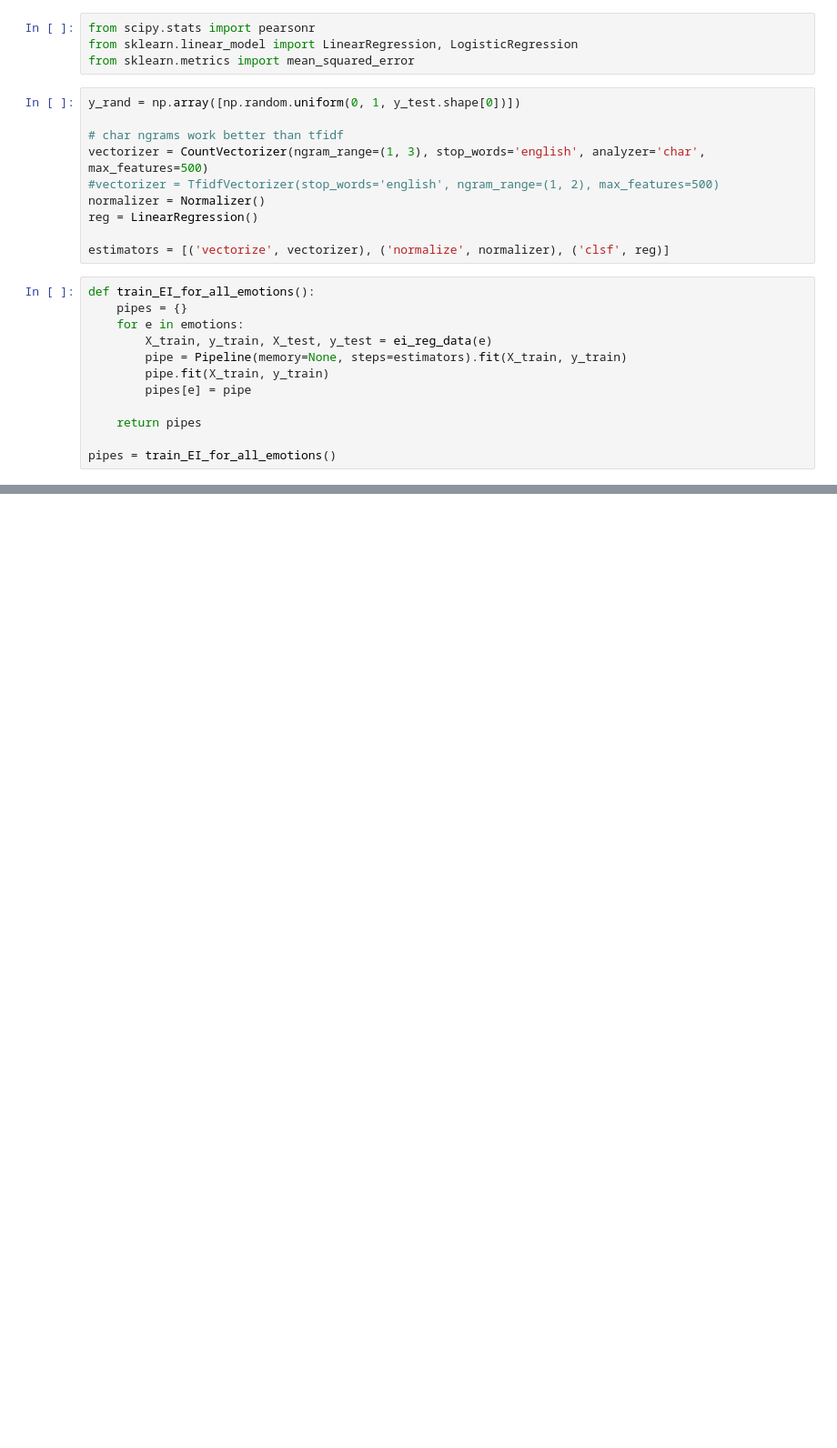
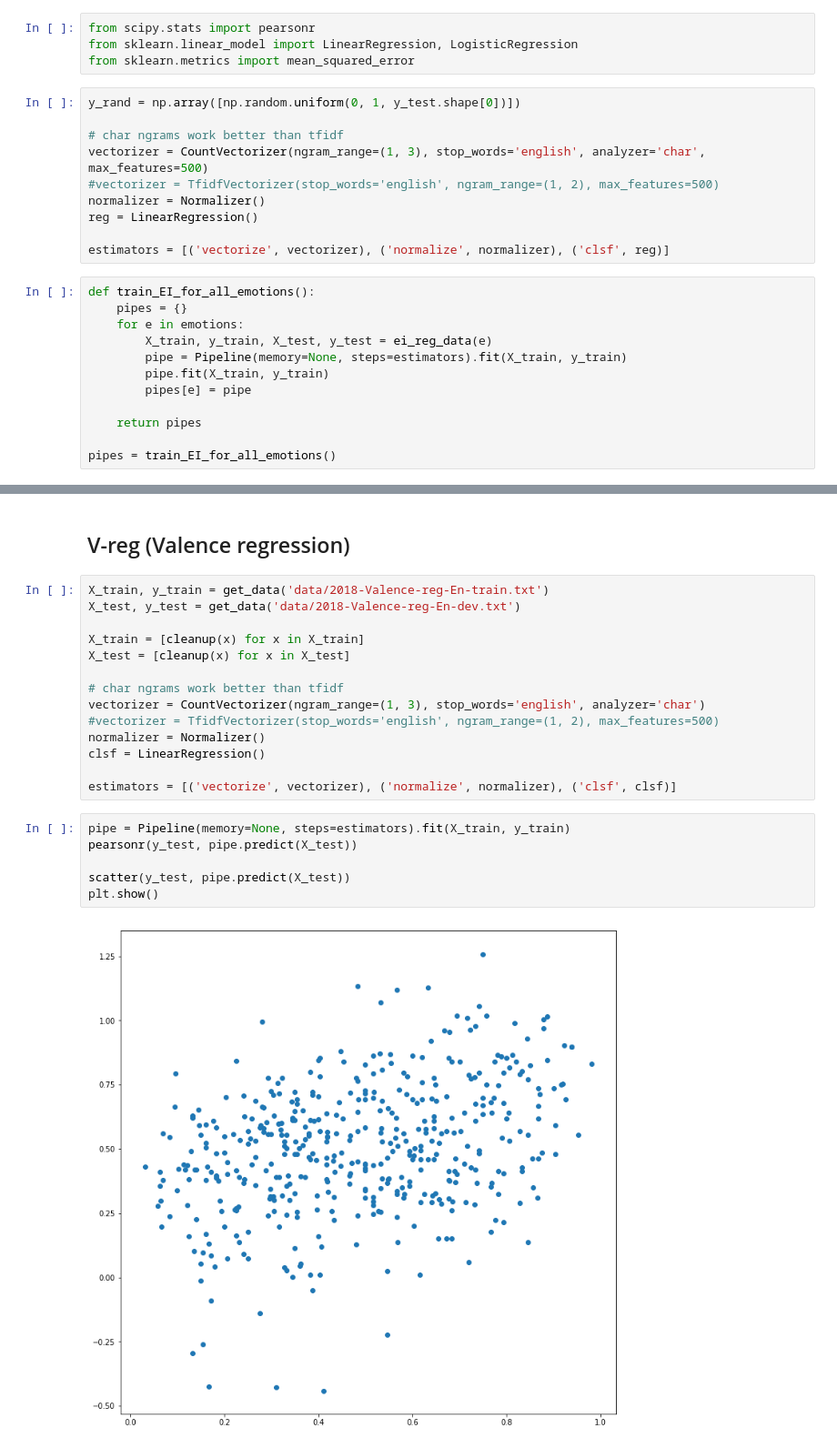
Before and after one commit to cizl/affect-detection, a Jupyter notebook: BoW.ipynb, the cells around one changed output, grey strips where cells are left out. Shown at 91% size. Saved outputs shown, nothing was run; the diff lists cells and outputs as text; blank space fills up the shorter version.

```diff
--- a/BoW.ipynb
+++ b/BoW.ipynb
@@ -163,0 +181,24 @@ plt.show()
+# %% [markdown]
+## V-reg (Valence regression)
+# %%
+X_train, y_train = get_data('data/2018-Valence-reg-En-train.txt')
+X_test, y_test = get_data('data/2018-Valence-reg-En-dev.txt')
+
+X_train = [cleanup(x) for x in X_train]
+X_test = [cleanup(x) for x in X_test]
+
+# char ngrams work better than tfidf
+vectorizer = CountVectorizer(ngram_range=(1, 3), stop_words='english', analyzer='char')
+#vectorizer = TfidfVectorizer(stop_words='english', ngram_range=(1, 2), max_features=500)
+normalizer = Normalizer()
+clsf = LinearRegression()
+
+estimators = [('vectorize', vectorizer), ('normalize', normalizer), ('clsf', clsf)]
+# %%
+pipe = Pipeline(memory=None, steps=estimators).fit(X_train, y_train)
+pearsonr(y_test, pipe.predict(X_test))
+
+scatter(y_test, pipe.predict(X_test))
+plt.show()
+# %% [output]
+[figure, added]
```
Also changed, not shown: parts of 7 cells of this notebook.
